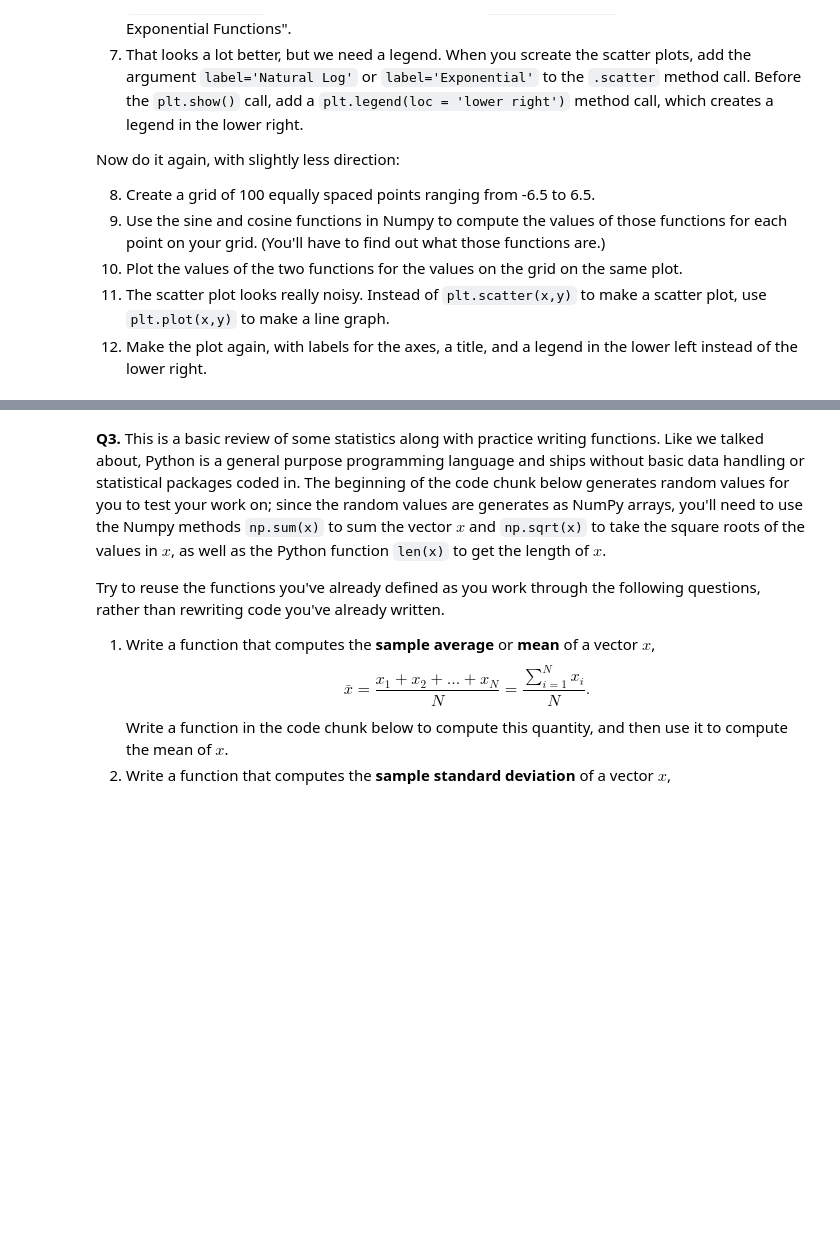
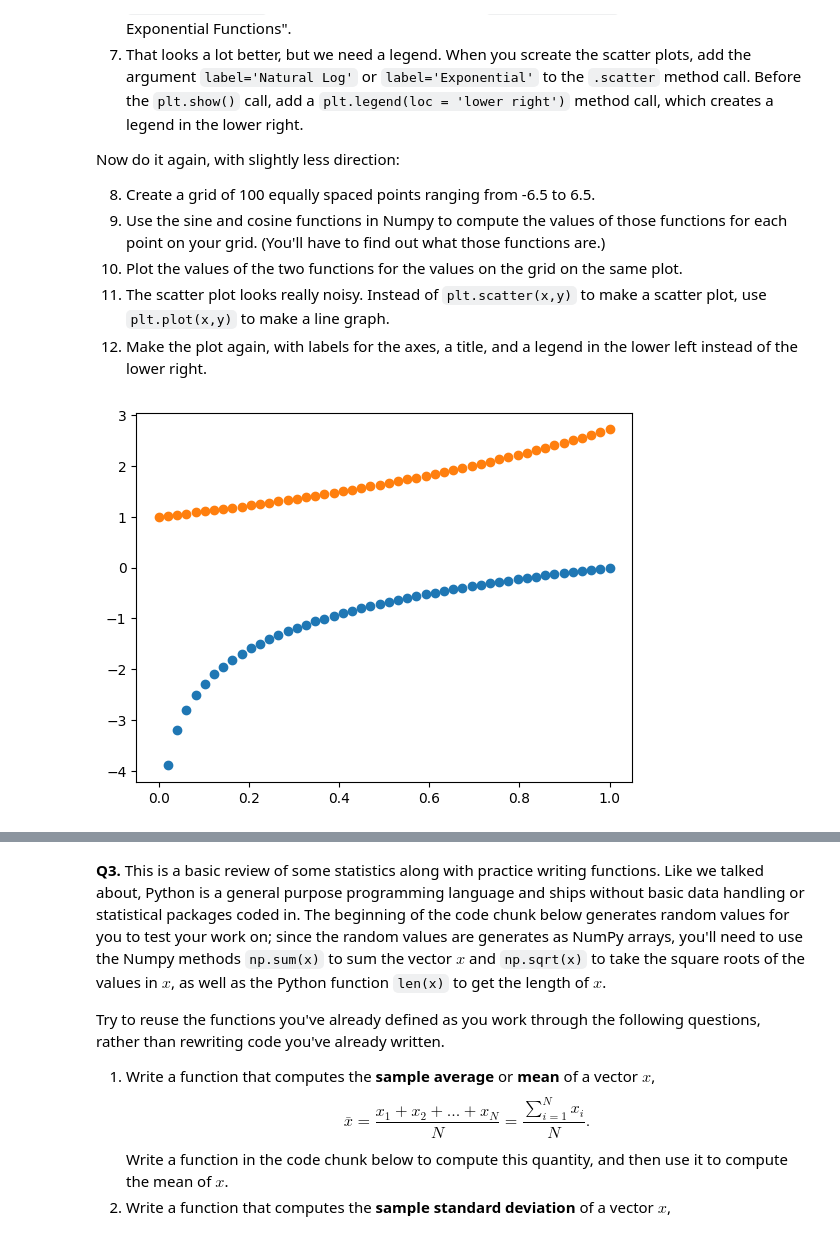
Before and after one commit to SJ-Jain-systems/programming, a Jupyter notebook: assignment/assignment_programming.ipynb, the cells around one changed output, grey strips where cells are left out. Cells and saved outputs as stored; diff of their text form; code cells hidden in the pictures; blank space fills up the shorter version.

```diff
--- a/assignment/assignment_programming.ipynb
+++ b/assignment/assignment_programming.ipynb
@@ -32,5 +42,18 @@ Now do it again, with slightly less direction:
 11. The scatter plot looks really noisy. Instead of `plt.scatter(x,y)` to make a scatter plot, use `plt.plot(x,y)` to make a line graph.
 12. Make the plot again, with labels for the axes, a title, and a legend in the lower left instead of the lower right.
 # %%
+#q2 1-4
+
 import numpy as np
 import matplotlib.pyplot as plt
+
+var = np.linspace(0, 1, 50)
+x = var
+y = np.log(x)
+z = np.exp(x)
+
+plt.scatter(x, y)
+plt.scatter(x, z)
+plt.show()
+# %% [output]
+[figure, added]
```
Also changed, not shown: parts of 6 cells of this notebook.
